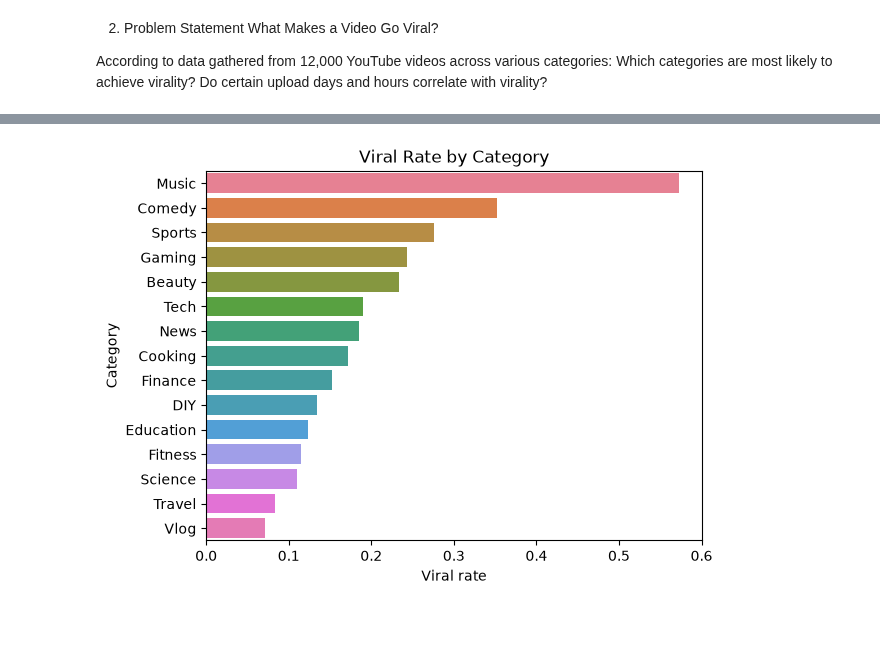
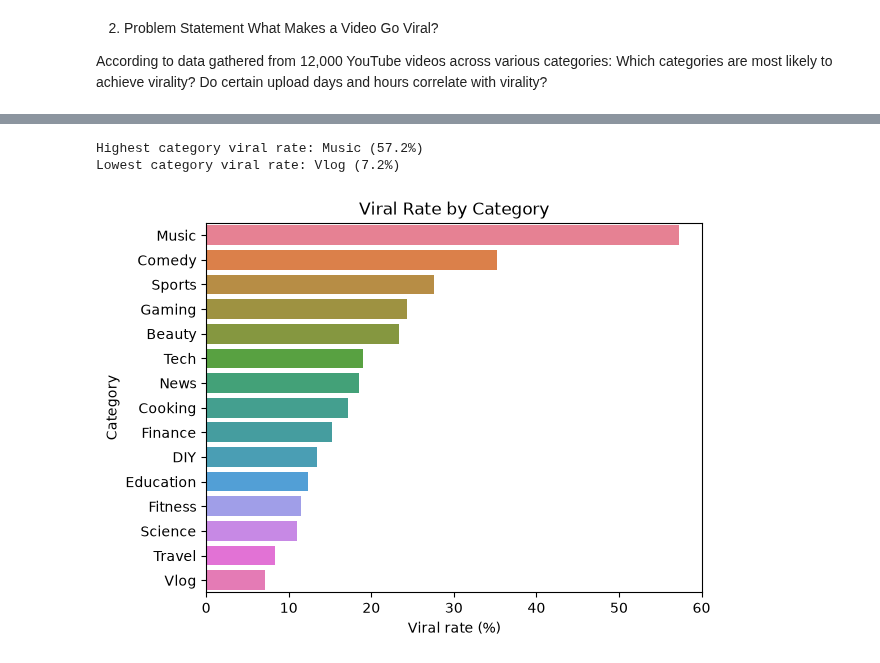
Before and after one commit to K1ngHandy/CSC381, a Jupyter notebook: hw/report_1/report_1.ipynb, the cells around one changed output, grey strips where cells are left out. Cells and saved outputs as stored; diff of their text form; code cells hidden in the pictures; blank space fills up the shorter version.

```diff
--- a/hw/report_1/report_1.ipynb
+++ b/hw/report_1/report_1.ipynb
@@ -66,20 +74,36 @@ Collecting fonttools>=4.28.2 (from matplotlib!=3.6.1,>=3.4->seaborn)
 # %%
 category_rate = (
     df.groupby("category", observed = True)["viral"]
     .agg(["mean", "count"])
     .sort_values("mean", ascending = False)
 )
 
+category_rate["viral_rate_pct"] = category_rate["mean"] * 100
+
+print(
+    "Highest category viral rate:",
+    category_rate.index[0],
+    f"({category_rate.iloc[0]['viral_rate_pct']:.1f}%)"
+)
+
+print(
+    "Lowest category viral rate:",
+    category_rate["mean"].idxmin(),
+    f"({category_rate['mean'].min() * 100:.1f}%)"
+)
+
 sns.barplot(
     data = category_rate.reset_index(),
-    x = "mean",
+    x = "viral_rate_pct",
     y = "category",
     hue = "category",
     legend = False
 )
-plt.xlabel("Viral rate")
+plt.xlabel("Viral rate (%)")
 plt.ylabel("Category")
 plt.title("Viral Rate by Category")
 plt.show()
 # %% [output]
+Highest category viral rate: Music (57.2%)
+Lowest category viral rate: Vlog (7.2%)
-[figure, old version]
+[figure, new version]
```
Also changed, not shown: parts of 8 cells of this notebook.
